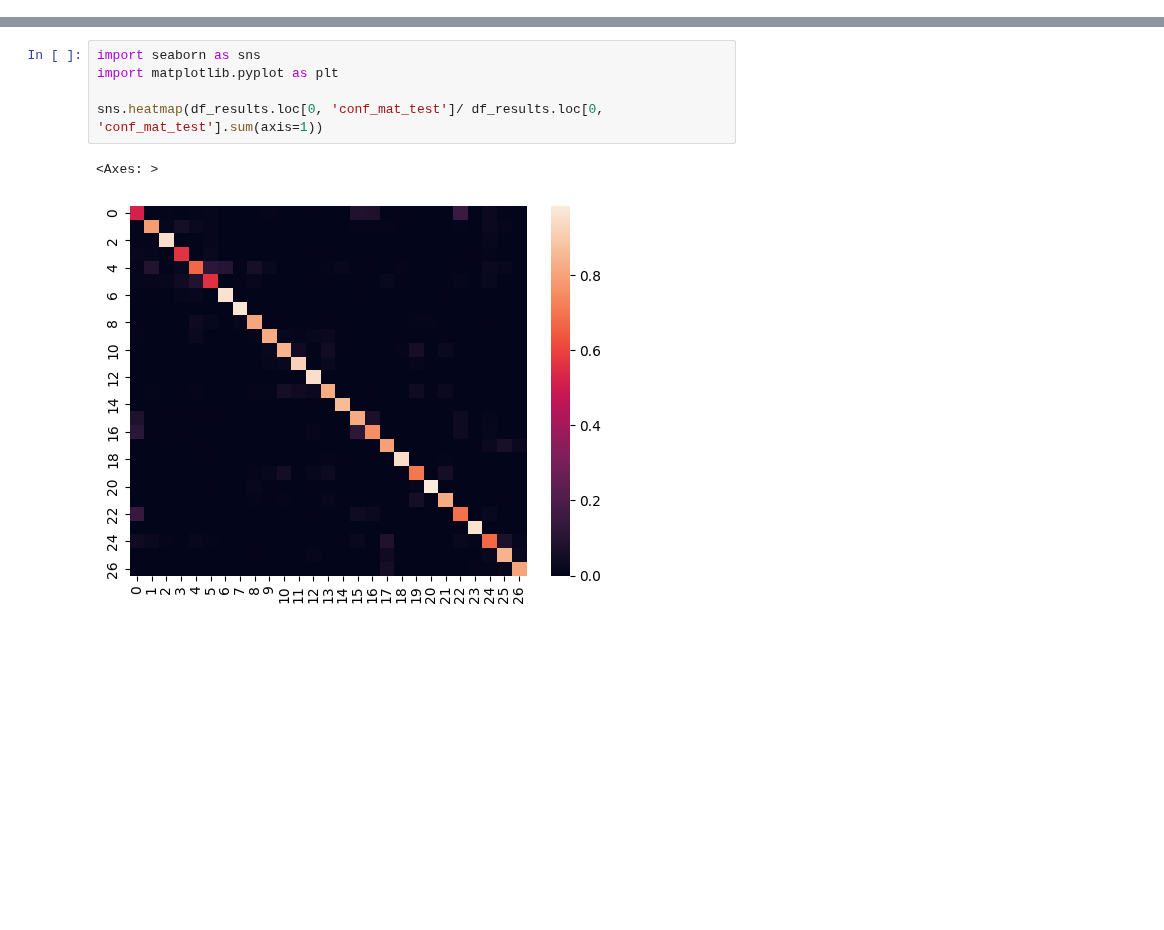
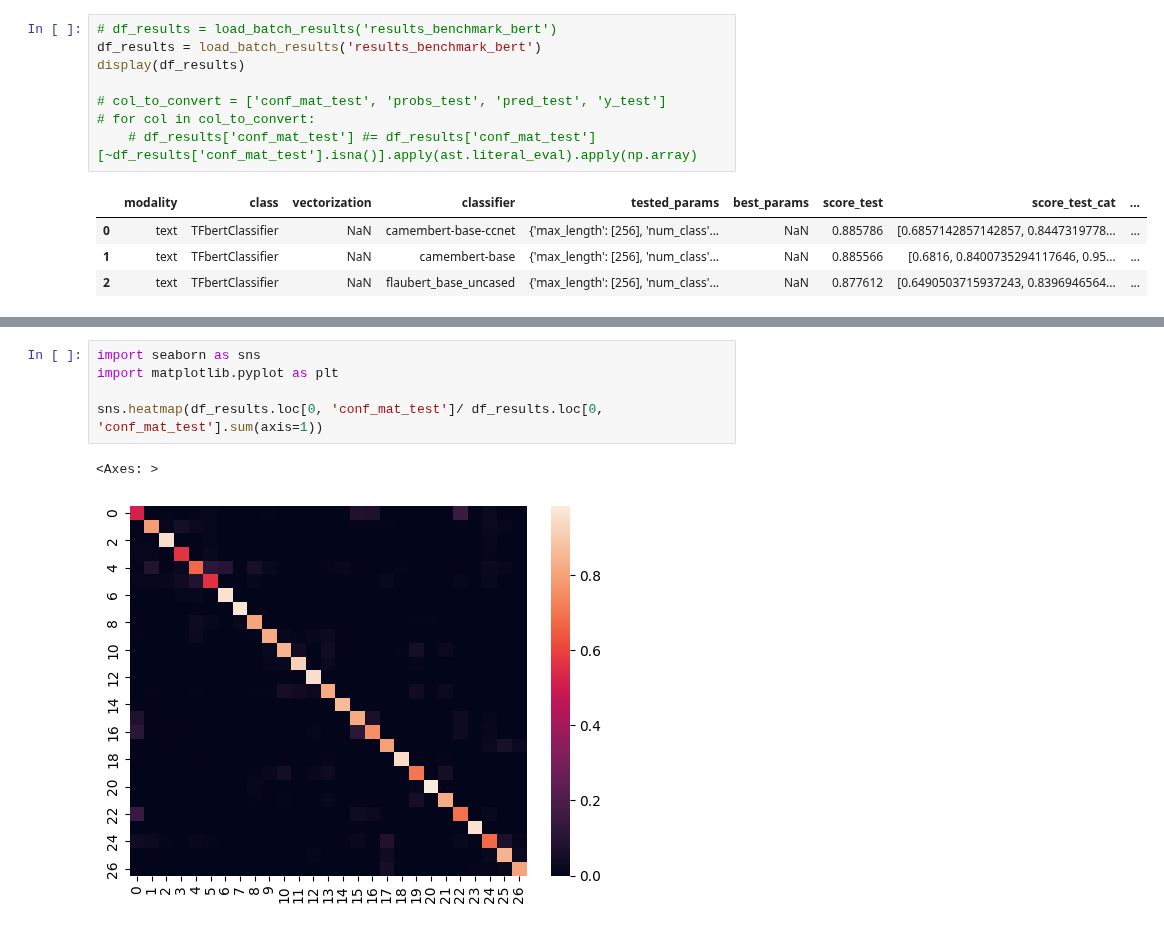
Before and after one commit to Konarovic/Rakuten, a Jupyter notebook: notebook/notebook_results_txt.ipynb, the cells around one changed output, grey strips where cells are left out. Saved outputs shown, nothing was run; the diff lists cells and outputs as text; blank space fills up the shorter version.

```diff
--- a/notebook/notebook_results_txt.ipynb
+++ b/notebook/notebook_results_txt.ipynb
@@ -88,0 +138,13 @@ weighted avg       0.83      0.83      0.83     16984
+# %%
+# df_results = load_batch_results('results_benchmark_bert')
+df_results = load_batch_results('results_benchmark_bert')
+display(df_results)
+
+# col_to_convert = ['conf_mat_test', 'probs_test', 'pred_test', 'y_test']
+# for col in col_to_convert:
+    # df_results['conf_mat_test'] #= df_results['conf_mat_test'][~df_results['conf_mat_test'].isna()].apply(ast.literal_eval).apply(np.array)
+# %% [output]
+|  | modality | class | vectorization | classifier | tested_params | best_params | score_test | score_test_cat | ... |
+| 0 | text | TFbertClassifier | NaN | camembert-base-ccnet | {'max_length': [256], 'num_class'... | NaN | 0.885786 | [0.6857142857142857, 0.8447319778... | ... |
+| 1 | text | TFbertClassifier | NaN | camembert-base | {'max_length': [256], 'num_class'... | NaN | 0.885566 | [0.6816, 0.8400735294117646, 0.95... | ... |
+| 2 | text | TFbertClassifier | NaN | flaubert_base_uncased | {'max_length': [256], 'num_class'... | NaN | 0.877612 | [0.6490503715937243, 0.8396946564... | ... |
```
Also changed, not shown: parts of 12 cells of this notebook, 5 other files.
